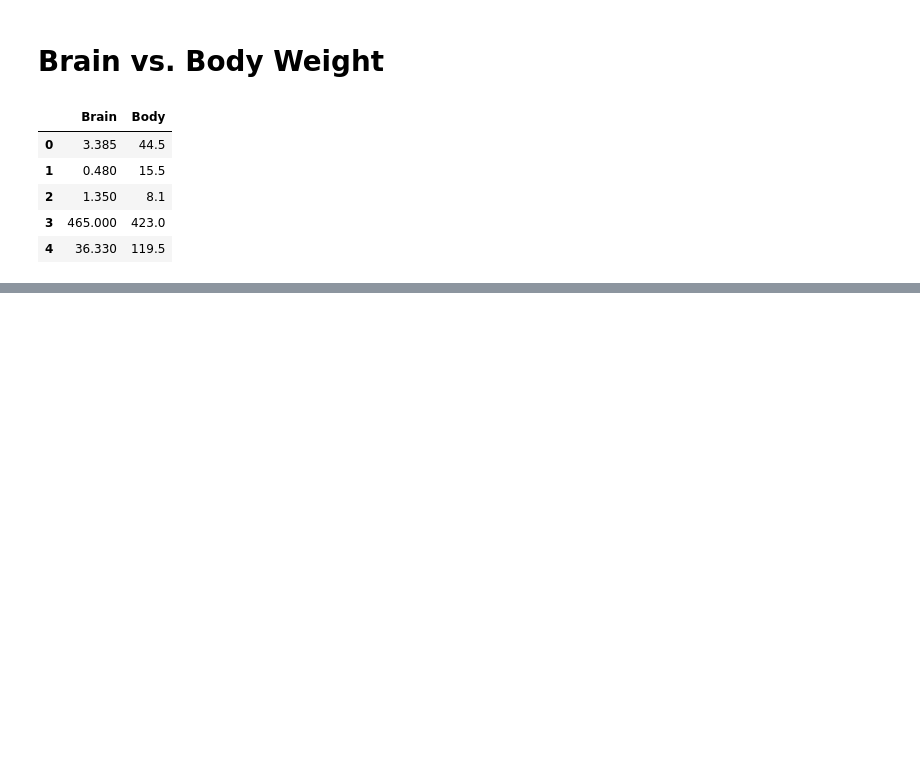
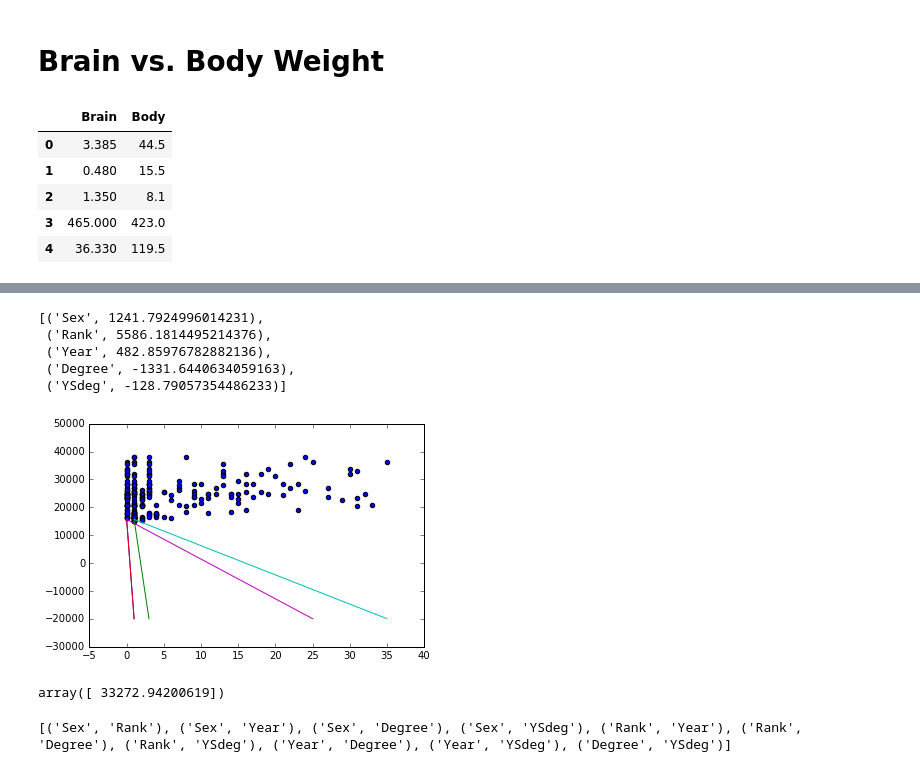
Before and after one commit to katjackson/linear-regression, a Jupyter notebook: simple-linear-regression.ipynb, the cells around one changed output, grey strips where cells are left out. Cells and saved outputs as stored; diff of their text form; code cells hidden in the pictures; blank space fills up the shorter version.

```diff
--- a/simple-linear-regression.ipynb
+++ b/simple-linear-regression.ipynb
@@ -101,0 +150,2 @@ bb_regr.fit()
+# %%
+sd_regr = linear_model.LinearRegression()
@@ -101,0 +154,4 @@ bb_regr.fit()
+# %%
+feature_cols = ['Sex', 'Rank', 'Year', 'Degree', 'YSdeg']
+X = sd[feature_cols]
+y = sd['Salary']
@@ -101,0 +160,3 @@ bb_regr.fit()
+# %%
+sd_regr.fit(X, y)
+print(sd_regr.intercept_, sd_regr.coef_)
@@ -101,0 +178,39 @@ bb_regr.fit()
+# %%
+list(zip(feature_cols, sd_regr.coef_))
+# %% [output]
+[('Sex', 1241.7924996014231),
+ ('Rank', 5586.1814495214376),
+ ('Year', 482.85976782882136),
+ ('Degree', -1331.6440634059163),
+ ('YSdeg', -128.79057354486233)]
+# %%
+x1 = sd['Sex'].to_frame()
+x2 = sd['Rank'].to_frame()
+x3 = sd['Year'].to_frame()
+x4 = sd['Degree'].to_frame()
+x5 = sd['YSdeg'].to_frame()
+# %%
+df_new = pd.DataFrame({'Sex': [sd['Sex'].min(), sd['Sex'].max()], 'Rank': [sd['Rank'].min(), sd['Rank'].max()],
+                       'Year': [sd['Year'].min(), sd['Year'].max()], 'Degree': [sd['Degree'].min(), sd['Degree'].max()],
+                       'YSDeg': [sd['YSdeg'].min(), sd['YSdeg'].max()]})
+
+plt.scatter(x1, y)
+plt.scatter(x2, y)
+plt.scatter(x3, y)
+plt.scatter(x4, y)
+plt.scatter(x5, y)
+plt.plot(df_new, sd_regr.predict(df_new))
+plt.show()
+# %% [output]
+[figure, added]
+# %%
+sd_regr.predict([1, 3, 12, 0, 15])
+# %% [output]
+array([ 33272.94200619])
+# %%
+import itertools
+
+combos = list(itertools.combinations(feature_cols, 2))
+print(combos)
+# %% [output]
+[('Sex', 'Rank'), ('Sex', 'Year'), ('Sex', 'Degree'), ('Sex', 'YSdeg'), ('Rank', 'Year'), ('Rank', 'Degree'), ('Rank', 'YSdeg'), ('Year', 'Degree'), ('Year', 'YSdeg'), ('Degree', 'YSdeg')]
```
Also changed, not shown: parts of 28 cells of this notebook, 2 other files.
